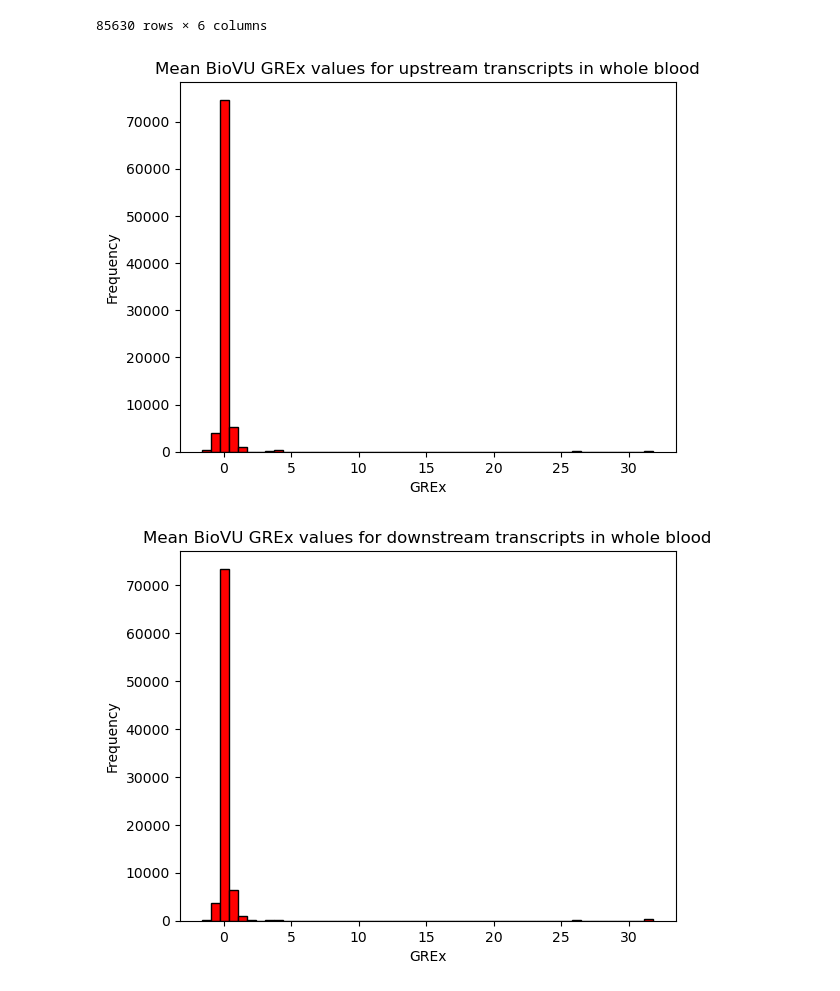
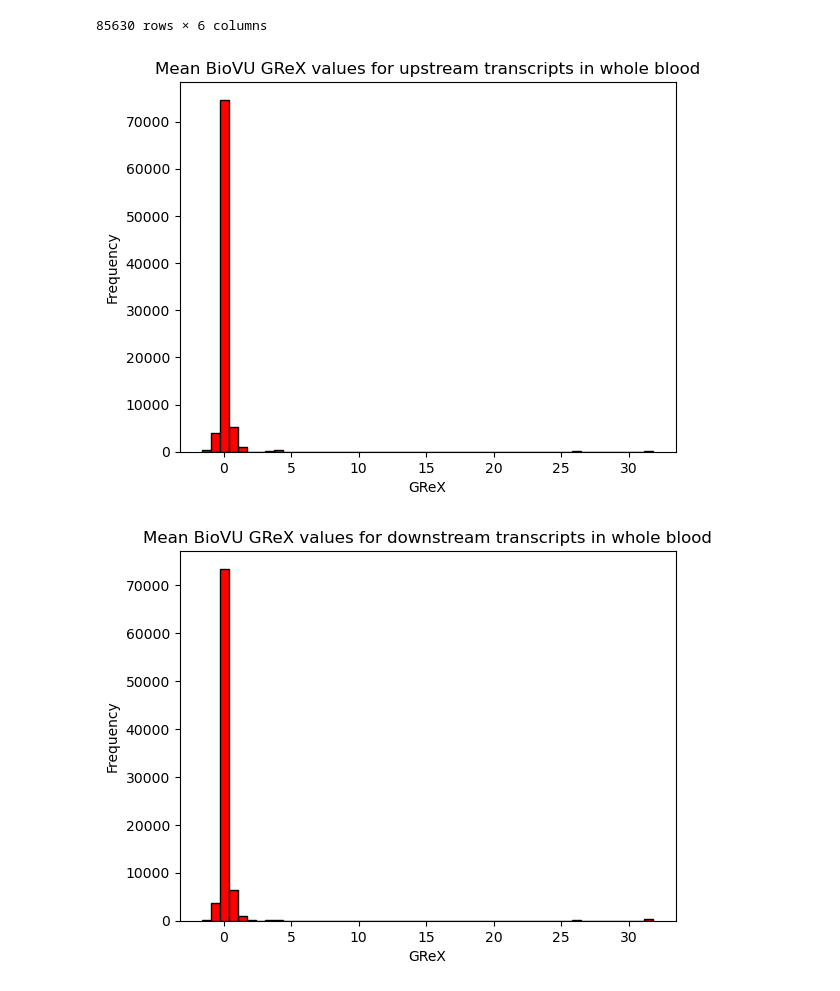
Before and after one commit to mjbetti/erna-grex, a Jupyter notebook: contact_frequency_model_training/rmse_whole_blood_mse_biovu_erna_regression_contacts_pytorch.ipynb, the cells around one changed output. Drawn from its saved outputs; the diff is of its cells as text; code cells hidden in the pictures.

```diff
--- a/contact_frequency_model_training/rmse_whole_blood_mse_biovu_erna_regression_contacts_pytorch.ipynb
+++ b/contact_frequency_model_training/rmse_whole_blood_mse_biovu_erna_regression_contacts_pytorch.ipynb
@@ -81,12 +81,12 @@ data
 | 85629 | ENSR00000146851 | 0.470797 | ENSG00000079974 | 0.020025 | 7880000 | 1 |
 85630 rows × 6 columns
 # %%
-#Plot the distribution of the mean BioVU GREx values for transcript 1 in whole blood
+#Plot the distribution of the mean BioVU GReX values for transcript 1 in whole blood
 plt.hist(data[['expression1']], bins=50, edgecolor='k', color='red')
-plt.xlabel('GREx')
+plt.xlabel('GReX')
 plt.ylabel('Frequency')
-plt.title('Mean BioVU GREx values for upstream transcripts in whole blood')
+plt.title('Mean BioVU GReX values for upstream transcripts in whole blood')
 plt.savefig("whole_blood_grex_upstream_dist.png", dpi=300)
 # %% [output]
-[figure, old version]
+[figure, new version]
 # %%
```
Also changed, not shown: parts of 22 cells of this notebook, 58 other files.
